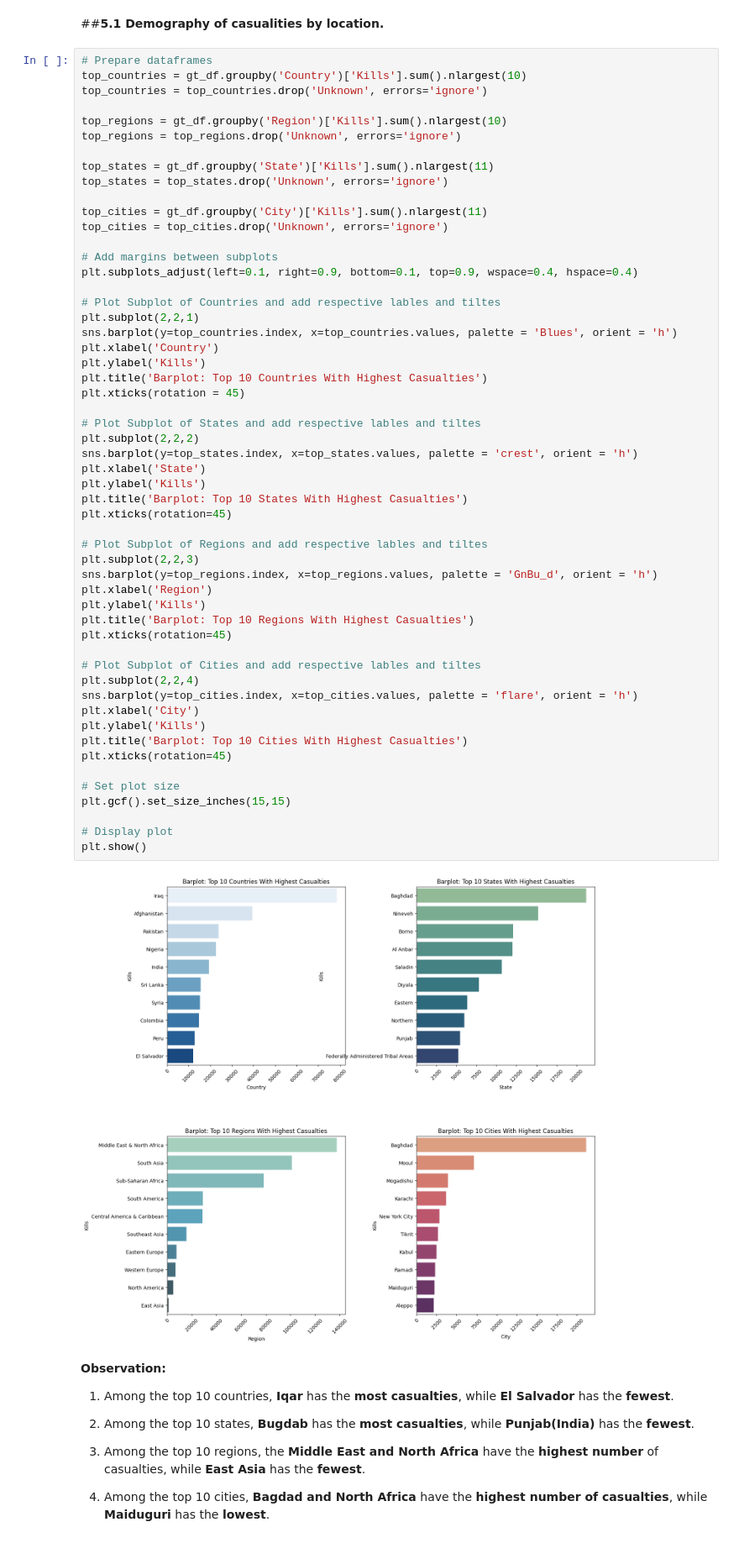
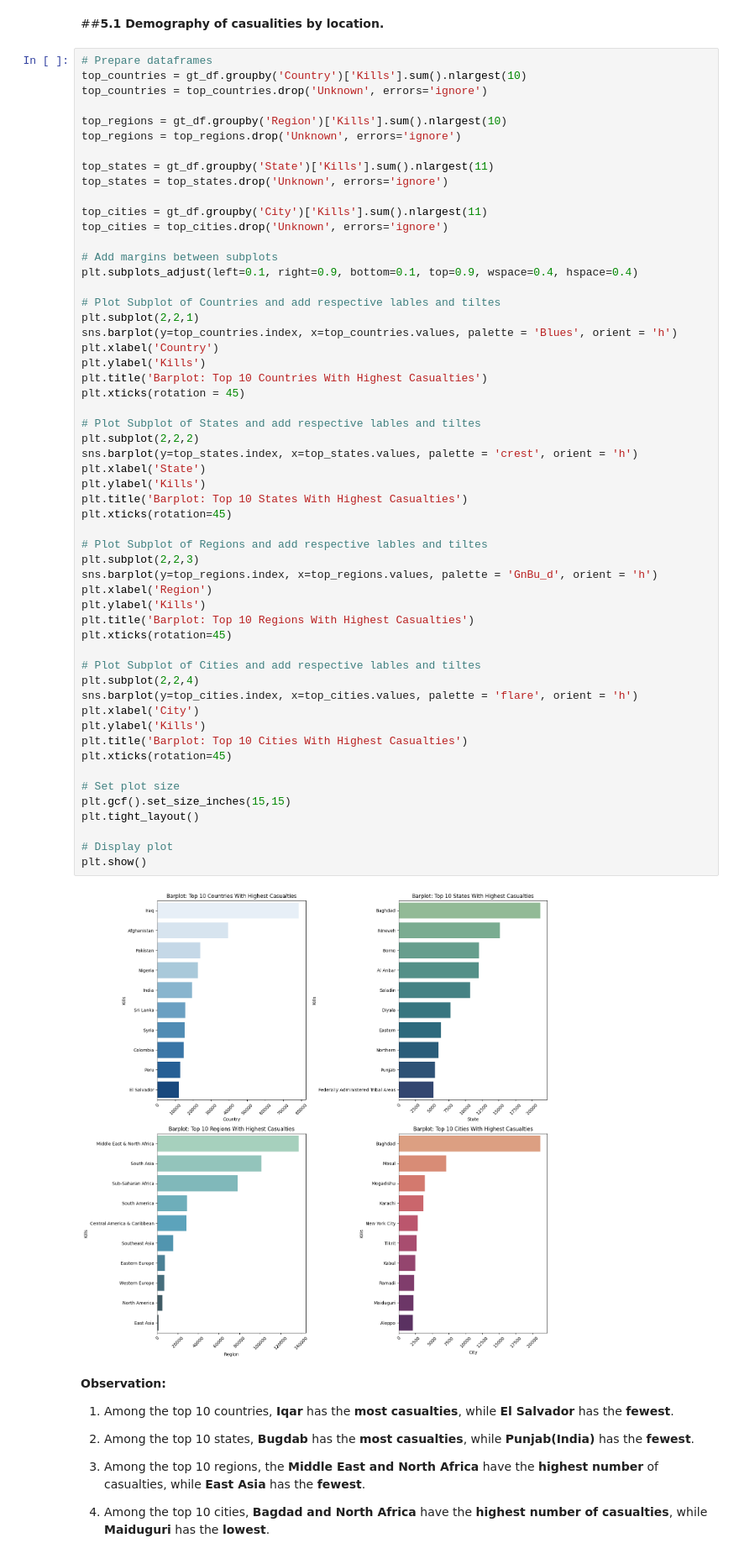
Before and after one commit to dacenish/EDA-Global-terrorism, a Jupyter notebook: Capstone_Project_Global_terrorism_EDA_by_Danish_Zia.ipynb, the cells around one changed output. Shown at 84% size. Saved outputs shown, nothing was run; the diff lists cells and outputs as text.

```diff
--- a/Capstone_Project_Global_terrorism_EDA_by_Danish_Zia.ipynb
+++ b/Capstone_Project_Global_terrorism_EDA_by_Danish_Zia.ipynb
@@ -303,34 +303,35 @@ plt.xticks(rotation = 45)
 # Plot Subplot of States and add respective lables and tiltes
 plt.subplot(2,2,2)
 sns.barplot(y=top_states.index, x=top_states.values, palette = 'crest', orient = 'h')
 plt.xlabel('State')
 plt.ylabel('Kills')
 plt.title('Barplot: Top 10 States With Highest Casualties')
 plt.xticks(rotation=45)
 
 # Plot Subplot of Regions and add respective lables and tiltes
 plt.subplot(2,2,3)
 sns.barplot(y=top_regions.index, x=top_regions.values, palette = 'GnBu_d', orient = 'h')
 plt.xlabel('Region')
 plt.ylabel('Kills')
 plt.title('Barplot: Top 10 Regions With Highest Casualties')
 plt.xticks(rotation=45)
 
 # Plot Subplot of Cities and add respective lables and tiltes
 plt.subplot(2,2,4)
 sns.barplot(y=top_cities.index, x=top_cities.values, palette = 'flare', orient = 'h')
 plt.xlabel('City')
 plt.ylabel('Kills')
 plt.title('Barplot: Top 10 Cities With Highest Casualties')
 plt.xticks(rotation=45)
 
 # Set plot size
 plt.gcf().set_size_inches(15,15)
+plt.tight_layout()
 
 # Display plot
 plt.show()
 # %% [output]
-[figure, old version]
+[figure, new version]
 # %% [markdown]
 **Observation:**
 
```
Also changed, not shown: parts of 5 cells of this notebook.
